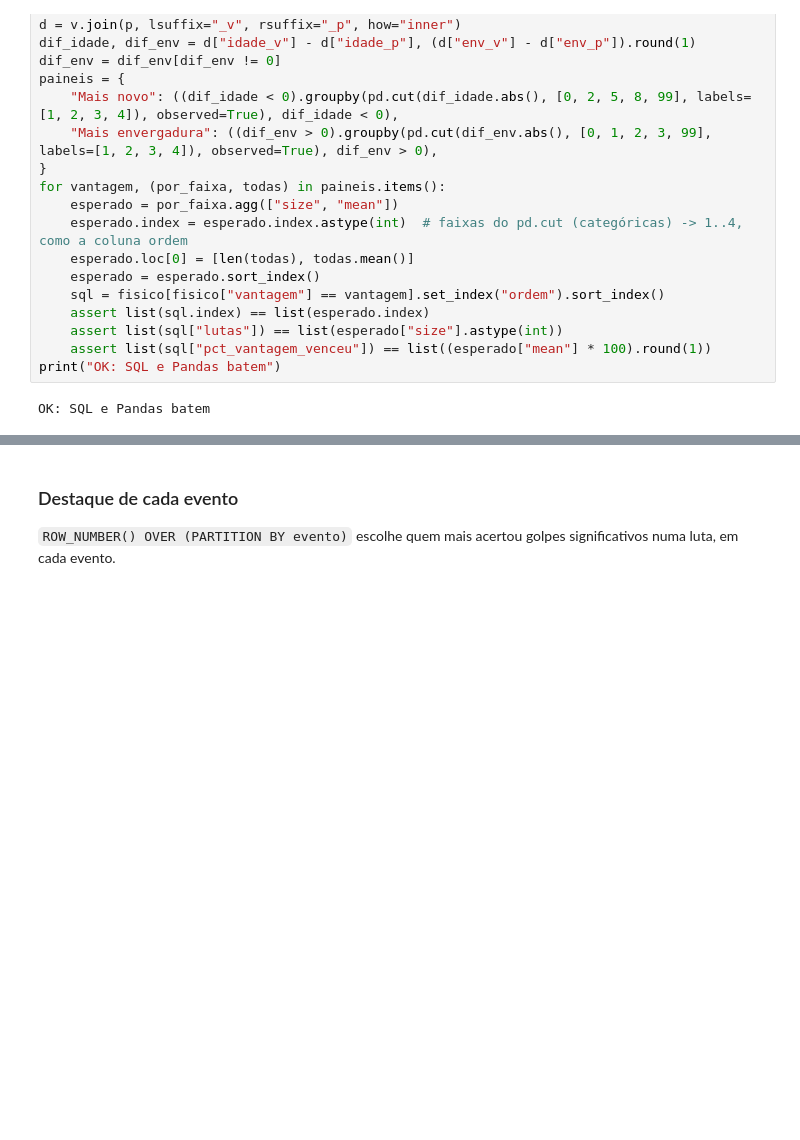
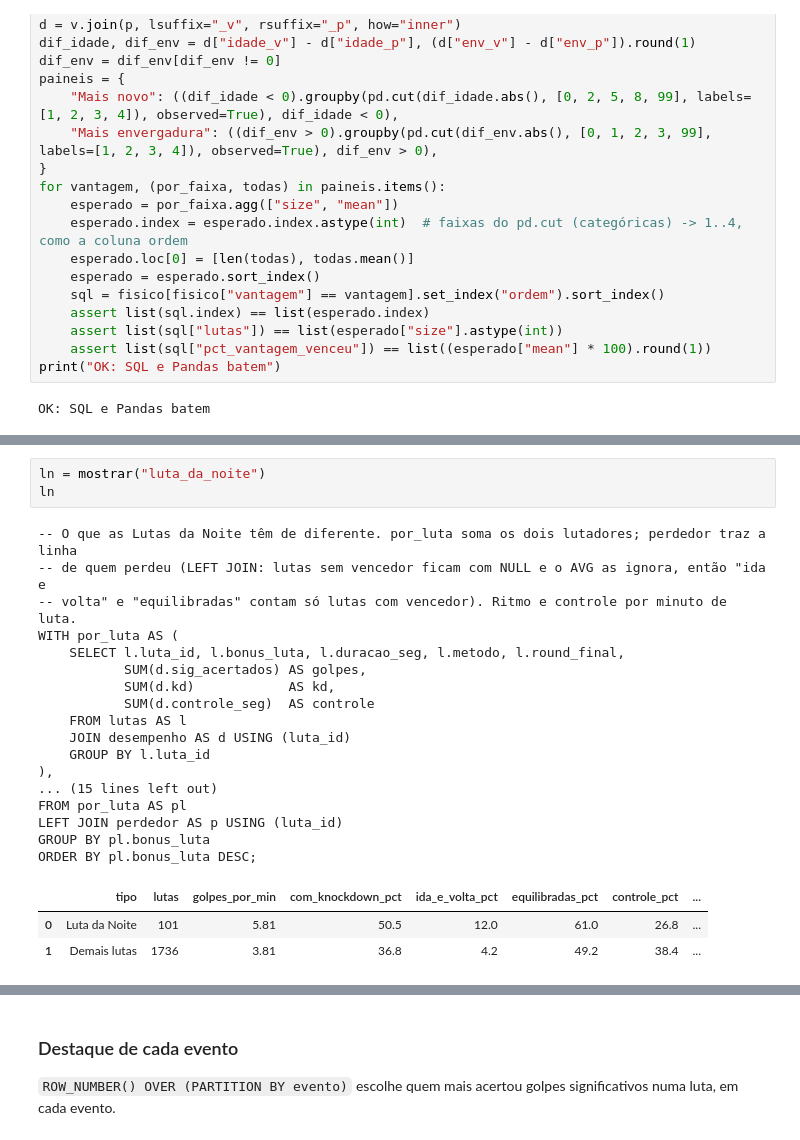
Before and after one commit to khannnn1/ufc-data, a Jupyter notebook: notebooks/03_sql.ipynb, the cells around one changed output, grey strips where cells are left out. Saved outputs shown, nothing was run; the diff lists cells and outputs as text; blank space fills up the shorter version.

Commit message:
Refaz em SQL o gráfico das Lutas da Noite
Co-Authored-By: Claude Opus 5.5 <noreply@anthropic.com>

```diff
--- a/notebooks/03_sql.ipynb
+++ b/notebooks/03_sql.ipynb
@@ -559,0 +564,24 @@ OK: SQL e Pandas batem
+# %%
+ln = mostrar("luta_da_noite")
+ln
+# %% [output]
+-- O que as Lutas da Noite têm de diferente. por_luta soma os dois lutadores; perdedor traz a linha
+-- de quem perdeu (LEFT JOIN: lutas sem vencedor ficam com NULL e o AVG as ignora, então "ida e
+-- volta" e "equilibradas" contam só lutas com vencedor). Ritmo e controle por minuto de luta.
+WITH por_luta AS (
+    SELECT l.luta_id, l.bonus_luta, l.duracao_seg, l.metodo, l.round_final,
+           SUM(d.sig_acertados) AS golpes,
+           SUM(d.kd)            AS kd,
+           SUM(d.controle_seg)  AS controle
+    FROM lutas AS l
+    JOIN desempenho AS d USING (luta_id)
+    GROUP BY l.luta_id
+),
+... (15 lines left out)
+FROM por_luta AS pl
+LEFT JOIN perdedor AS p USING (luta_id)
+GROUP BY pl.bonus_luta
+ORDER BY pl.bonus_luta DESC;
+|  | tipo | lutas | golpes_por_min | com_knockdown_pct | ida_e_volta_pct | equilibradas_pct | controle_pct | ... |
+| 0 | Luta da Noite | 101 | 5.81 | 50.5 | 12.0 | 61.0 | 26.8 | ... |
+| 1 | Demais lutas | 1736 | 3.81 | 36.8 | 4.2 | 49.2 | 38.4 | ... |
```
Also changed, not shown: parts of 3 cells of this notebook, 2 other files.
